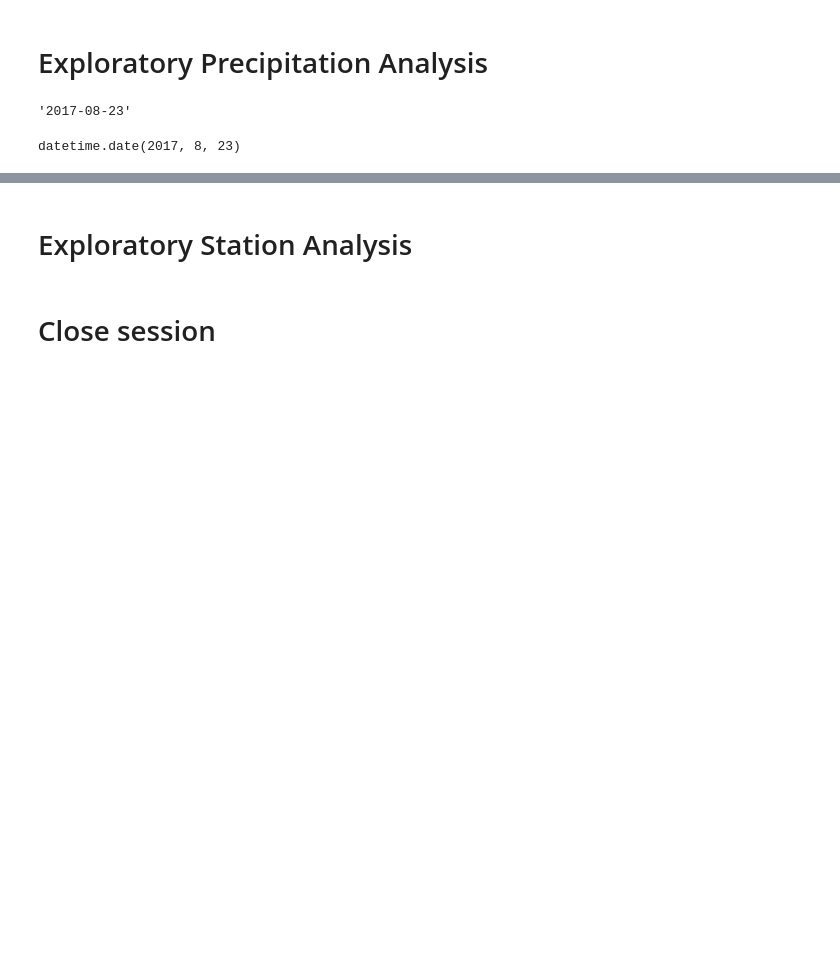
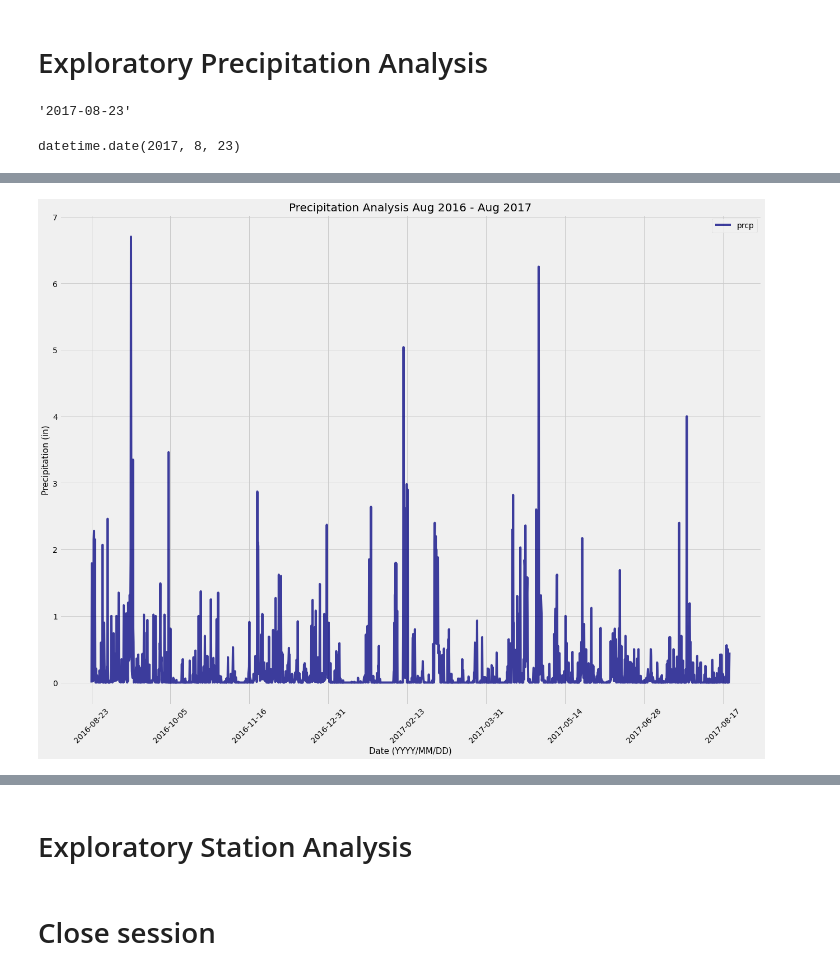
Before and after one commit to cieranmorris/Climate-Analysis-and-Data-Exploration, a Jupyter notebook: Instructions/Climate Analysis.ipynb, the cells around one changed output, grey strips where cells are left out. Cells and saved outputs as stored; diff of their text form; code cells hidden in the pictures; blank space fills up the shorter version.

Commit message:
created pandas matplotlib for precipitation analysis

```diff
--- a/Instructions/Climate Analysis.ipynb
+++ b/Instructions/Climate Analysis.ipynb
@@ -61,11 +85,4 @@ datetime.timedelta(365)
 # %%
-# Perform a query to retrieve the data and precipitation scores
-
-
 # Save the query results as a Pandas DataFrame and set the index to the date column
-
-
-# Sort the dataframe by date
-
-
-# Use Pandas Plotting with Matplotlib to plot the data
+prcp_df = pd.DataFrame(prcp_data)
+prcp_df
@@ -71,0 +103,4 @@ datetime.timedelta(365)
+# %%
+# Sort the dataframe by date
+prcp_df = prcp_df.set_index("date")
+prcp_df
@@ -72 +122,18 @@ datetime.timedelta(365)
+# %%
+prcp_df = prcp_df.sort_index()
+# %%
+#Remove NaNs from dataframe prior to graphing
+prcp_df.dropna(axis = 0, how = "any", thresh = None, subset = None, inplace = True)
+# %%
+# Use Pandas Plotting with Matplotlib to plot the data
+pandas_prcp_plot = prcp_df.plot(figsize = (20, 15), color = "navy", alpha = 0.75, legend = True, rot = 45)
+
+#Assign axis labels and chart title
+pandas_prcp_plot.set_title(f"Precipitation Analysis Aug 2016 - Aug 2017", fontsize = 20)
+pandas_prcp_plot.set_xlabel(f"Date (YYYY/MM/DD)", fontsize = 15)
+pandas_prcp_plot.set_ylabel(f"Precipitation (in)", fontsize = 15)
+
+plt.show()
+# %% [output]
+[figure, added]
 # %%
```
Also changed, not shown: parts of 5 cells of this notebook.
